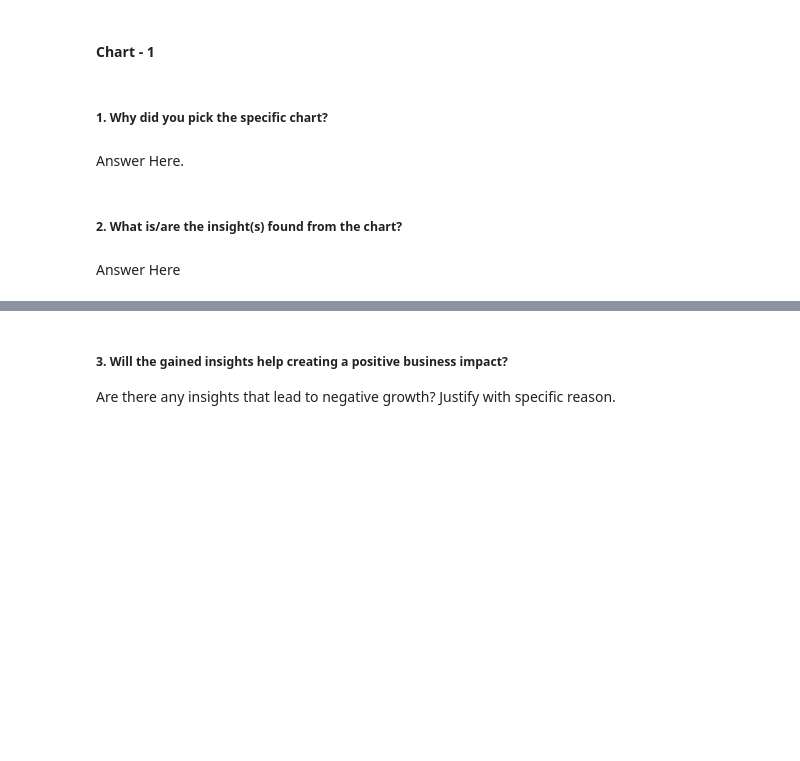
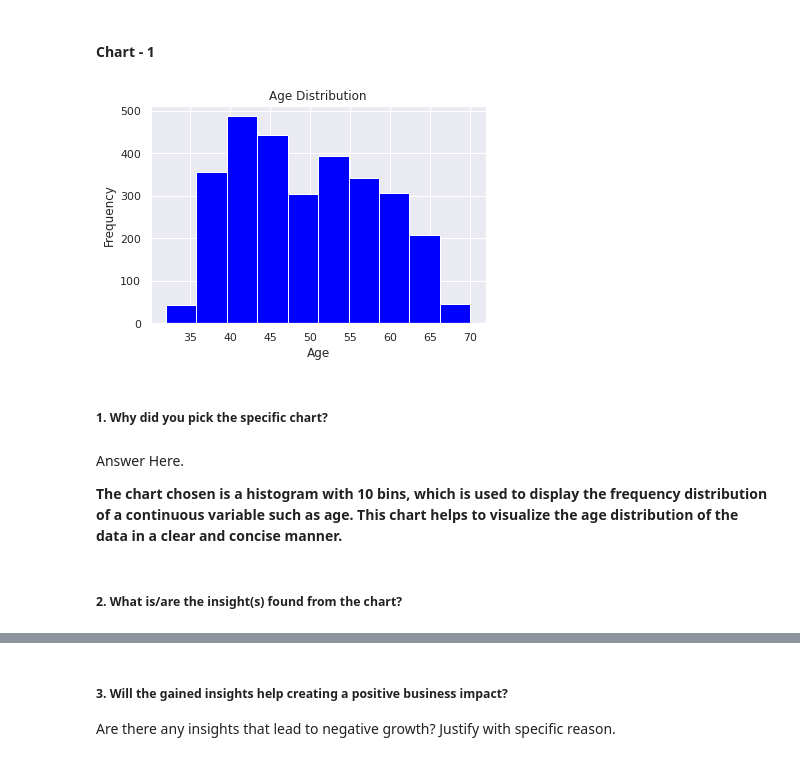
Before and after one commit to Vrishali04/Cardiovascular_Risk_Prediction_Classification_Capstone_Project2, a Jupyter notebook: Cardiovascular_Classification_Capstone_Project_Submission.ipynb, the cells around one changed output, grey strips where cells are left out. Saved outputs shown, nothing was run; the diff lists cells and outputs as text; code cells hidden in the pictures; blank space fills up the shorter version.

```diff
--- a/Cardiovascular_Classification_Capstone_Project_Submission.ipynb
+++ b/Cardiovascular_Classification_Capstone_Project_Submission.ipynb
@@ -125,0 +239,2 @@ Answer Here
+# %%
+df.dropna(inplace = True)
@@ -156,8 +353,18 @@ Answer Here.
+# %%
+# Chart - 1 visualization code
+
+plt.hist(df['age'], bins=10, color='blue')
+plt.xlabel('Age')
+plt.ylabel('Frequency')
+plt.title('Age Distribution')
+plt.show()
+# %% [output]
+[figure, added]
 # %% [markdown]
 ##### 1. Why did you pick the specific chart?
-# %% [markdown]
-Answer Here.
+# %% [markdown]
+Answer Here.
+
+<b>The chart chosen is a histogram with 10 bins, which is used to display the frequency distribution of a continuous variable such as age. This chart helps to visualize the age distribution of the data in a clear and concise manner.
 # %% [markdown]
 ##### 2. What is/are the insight(s) found from the chart?
-# %% [markdown]
-Answer Here
```
Also changed, not shown: parts of 150 cells of this notebook.
